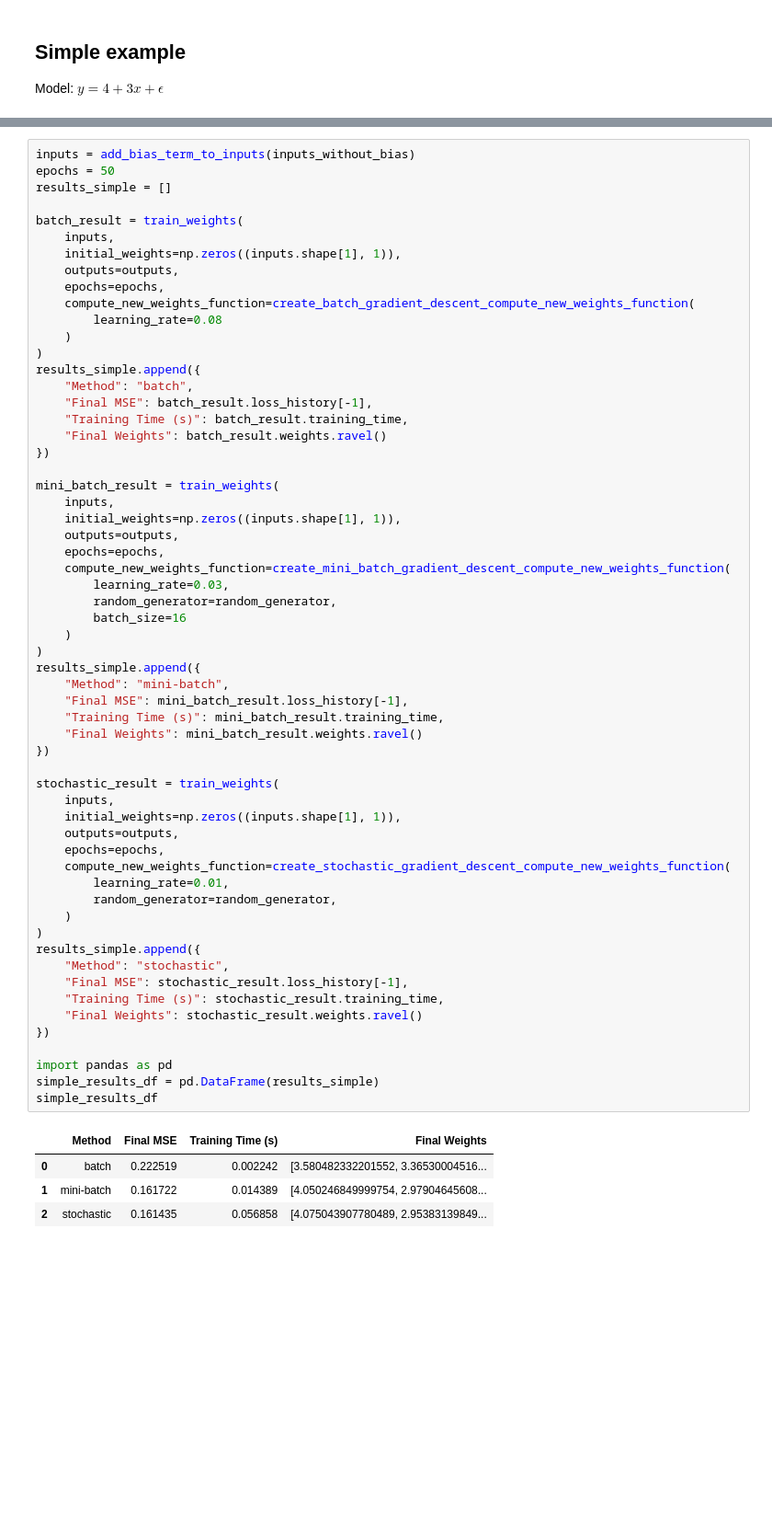
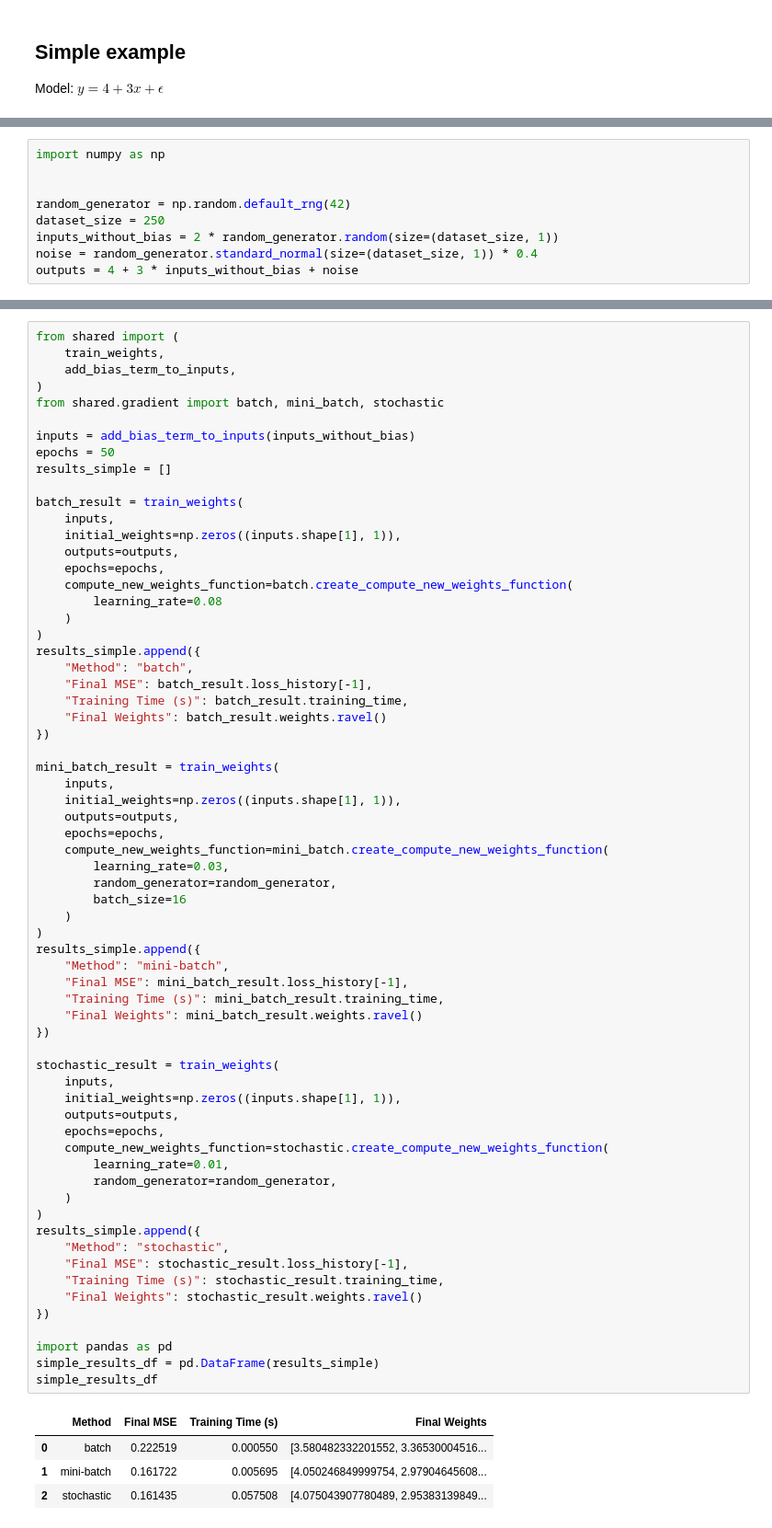
Before and after one commit to Voldemat/ai-ml, a Jupyter notebook: week-12/SimpleExample.ipynb, the cells around one changed output, grey strips where cells are left out. Shown at 92% size. Cells and saved outputs as stored; diff of their text form; blank space fills up the shorter version.

```diff
--- a/week-12/SimpleExample.ipynb
+++ b/week-12/SimpleExample.ipynb
@@ -22,3 +10,12 @@ The autoreload extension is already loaded. To reload it, use:
+# %%
+import numpy as np
+
+
+random_generator = np.random.default_rng(42)
+dataset_size = 250
+inputs_without_bias = 2 * random_generator.random(size=(dataset_size, 1))
+noise = random_generator.standard_normal(size=(dataset_size, 1)) * 0.4
+outputs = 4 + 3 * inputs_without_bias + noise
 # %%
 import matplotlib.pyplot as plt
 plt.figure(figsize=(8, 5))
@@ -31,6 +28,12 @@ plt.show()
 # %% [output]
 [figure]
 # %%
+from shared import (
+    train_weights,
+    add_bias_term_to_inputs,
+)
+from shared.gradient import batch, mini_batch, stochastic
+
 inputs = add_bias_term_to_inputs(inputs_without_bias)
 epochs = 50
 results_simple = []
@@ -40,7 +43,7 @@ batch_result = train_weights(
     initial_weights=np.zeros((inputs.shape[1], 1)),
     outputs=outputs,
     epochs=epochs,
-    compute_new_weights_function=create_batch_gradient_descent_compute_new_weights_function(
+    compute_new_weights_function=batch.create_compute_new_weights_function(
         learning_rate=0.08
     )
 )
@@ -56,44 +59,44 @@ mini_batch_result = train_weights(
     initial_weights=np.zeros((inputs.shape[1], 1)),
     outputs=outputs,
     epochs=epochs,
-    compute_new_weights_function=create_mini_batch_gradient_descent_compute_new_weights_function(
+    compute_new_weights_function=mini_batch.create_compute_new_weights_function(
         learning_rate=0.03,
         random_generator=random_generator,
         batch_size=16
     )
 )
 results_simple.append({
     "Method": "mini-batch",
     "Final MSE": mini_batch_result.loss_history[-1],
     "Training Time (s)": mini_batch_result.training_time,
     "Final Weights": mini_batch_result.weights.ravel()
 })
 
 stochastic_result = train_weights(
     inputs,
     initial_weights=np.zeros((inputs.shape[1], 1)),
     outputs=outputs,
     epochs=epochs,
-    compute_new_weights_function=create_stochastic_gradient_descent_compute_new_weights_function(
+    compute_new_weights_function=stochastic.create_compute_new_weights_function(
         learning_rate=0.01,
         random_generator=random_generator,
     )
 )
 results_simple.append({
     "Method": "stochastic",
     "Final MSE": stochastic_result.loss_history[-1],
     "Training Time (s)": stochastic_result.training_time,
     "Final Weights": stochastic_result.weights.ravel()
 })
 
 import pandas as pd
 simple_results_df = pd.DataFrame(results_simple)
 simple_results_df
 # %% [output]
 |  | Method | Final MSE | Training Time (s) | Final Weights |
-| 0 | batch | 0.222519 | 0.002242 | [3.580482332201552, 3.36530004516... |
-| 1 | mini-batch | 0.161722 | 0.014389 | [4.050246849999754, 2.97904645608... |
-| 2 | stochastic | 0.161435 | 0.056858 | [4.075043907780489, 2.95383139849... |
+| 0 | batch | 0.222519 | 0.000550 | [3.580482332201552, 3.36530004516... |
+| 1 | mini-batch | 0.161722 | 0.005695 | [4.050246849999754, 2.97904645608... |
+| 2 | stochastic | 0.161435 | 0.057508 | [4.075043907780489, 2.95383139849... |
 # %%
 # Plot loss curves to compare convergence
 plt.figure(figsize=(10, 5))
```
Also changed, not shown: parts of 2 cells of this notebook, 51 other files.
